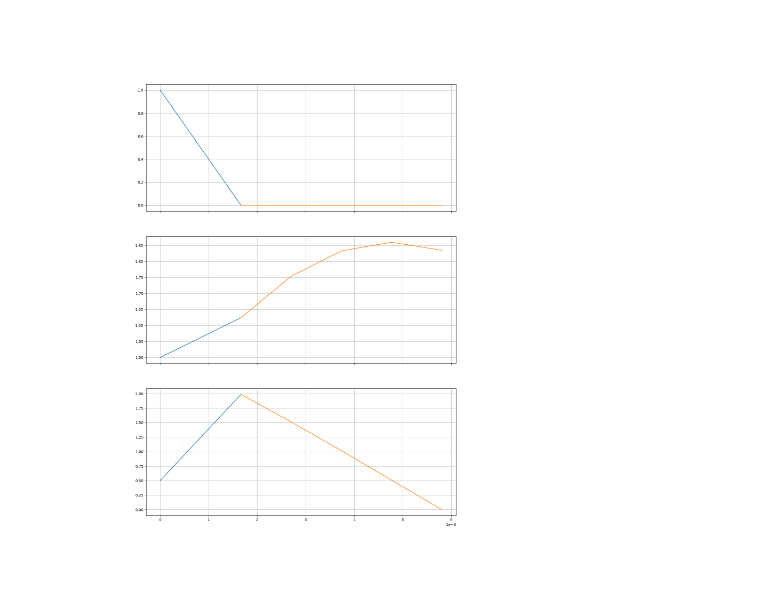
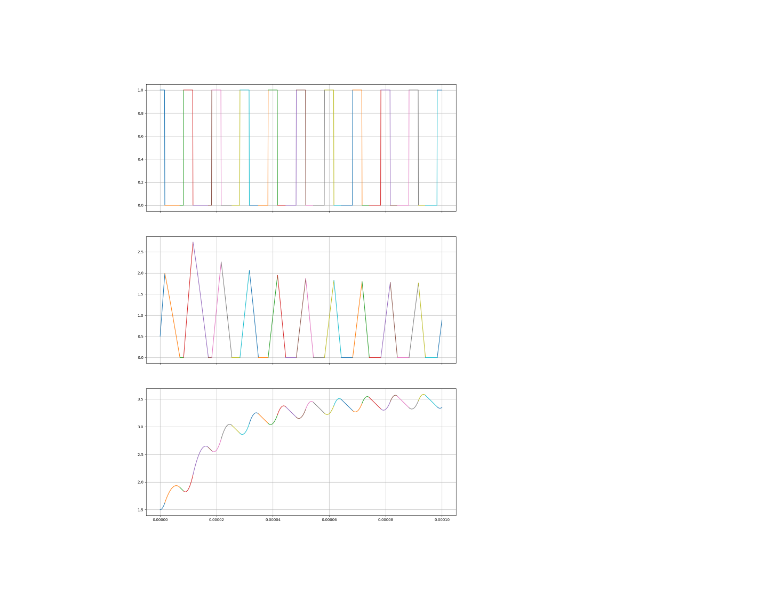
Before and after one commit to Baby1991/Symbolic-Spice, a Jupyter notebook: buck.ipynb, the cells around one changed output. Saved outputs shown, nothing was run; the diff lists cells and outputs as text; code cells hidden in the pictures.

```diff
--- a/buck.ipynb
+++ b/buck.ipynb
@@ -83,0 +54,5 @@ IL = compiled["currents"]["L1"]["V1"]
+# %%
+tstep = 1e-9
+# %%
+compiled = Solver.compile()
+simulatorState1 = solveLaplace(compiled, tmax=5e-5, tstep=tstep, debugLog = 0)
@@ -83,0 +77,2 @@ IL = compiled["currents"]["L1"]["V1"]
+# %%
+simulatorState2 = solveLaplace(compiled, tmax=10e-5, tstep=tstep, debugLog = 0, simulatorState=simulatorState1)
@@ -84,17 +117,35 @@ IL = compiled["currents"]["L1"]["V1"]
 # %%
+model1, _ = simulatorState1
+model2, _ = simulatorState2
+
+S = compiled["nodes"]["S"]
+
+Vs = compiled["nodes"]["Vs"]
+
+Vin = compiled["nodes"]["Vin"]
+
+Iin = compiled["currents"]["S"]["V1"]
+
+Vout = compiled["nodes"]["Vout"]
+
+IL = compiled["currents"]["L1"]["V1"]
+
 fig, axs = plt.subplots(3, figsize=[15, 21], sharex='all')
 
 tmax = 1e-4
-tstep = 1e-6
+tstep = 1e-7
 
-plotTranMeasurments(model, 0, tmax, tstep, [(t0, S > 0, "S(t)"),], axs[0])
-plotTranMeasurments(model, 0, tmax, tstep, [(t0, Vout, "Vout(t)"),], axs[1])
-plotTranMeasurments(model, 0, tmax, tstep, [(t0, IL, "IL(t)"),], axs[2])
+plotTranMeasurments(model2, 0, tmax, tstep, [(t0, S >= 0, "S(t)"),], axs[0])
+#plotTranMeasurments(model2, 0, tmax, tstep, [(t0, S >= 0, "S(t)"),], axs[1])
+
+plotTranMeasurments(model2, 0, tmax, tstep, [(t0, Vout, "Vout(t)"),], axs[2])
+plotTranMeasurments(model2, 0, tmax, tstep, [(t0, IL, "IL(t)"),], axs[1])
+#plotTranMeasurments(model2, 0, tmax, tstep, [(t0, Vout, "Vout(t)"),], axs[2])
 
 for ax in axs:
     ax.grid(True)
     #ax.legend(loc="best")
 
 plt.show()
 # %% [output]
-[figure, old version]
+[figure, new version]
```
Also changed, not shown: parts of 9 cells of this notebook, 17 other files.
